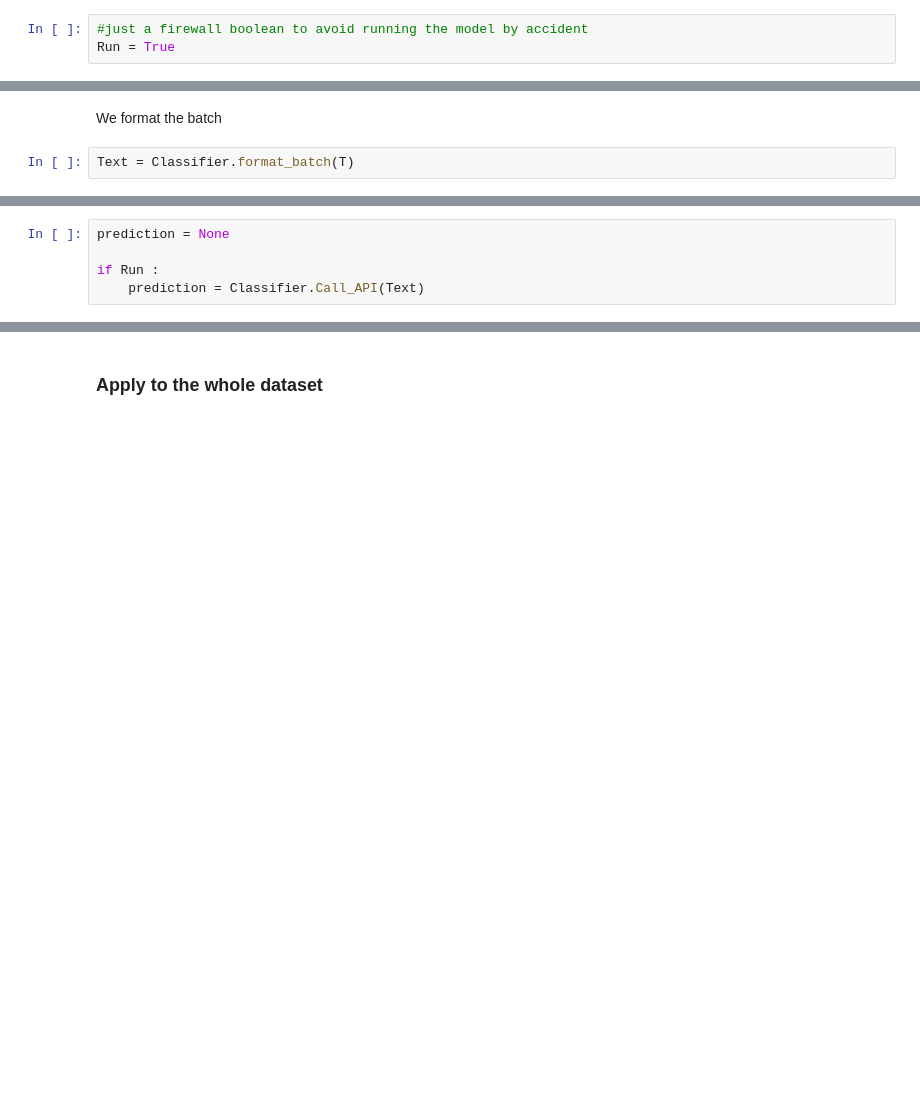
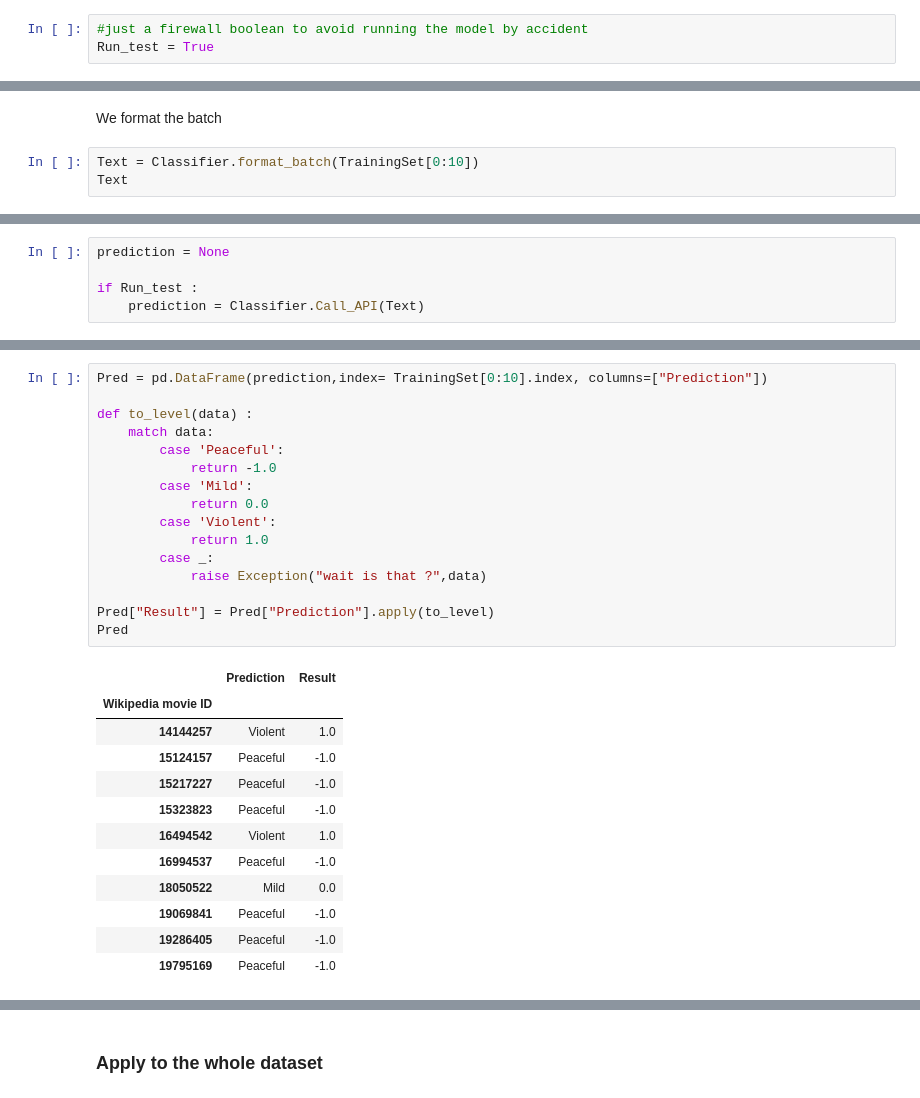
Before and after one commit to epfl-ada/ada-2024-project-alligatorsdontapologize24, a Jupyter notebook: src/script/4_LLM_classification.ipynb, the cells around one changed output, grey strips where cells are left out. Cells and saved outputs as stored; diff of their text form; blank space fills up the shorter version.

```diff
--- a/src/script/4_LLM_classification.ipynb
+++ b/src/script/4_LLM_classification.ipynb
@@ -240,7 +238,7 @@ T = TrainingSet[0:10]
 Here we go ! Now we will call the model on the test set and compare the result with the human labelled data. Note that we don't have to train the data, but we still split the test data between train and validation. This is because we went to have a set of labelled data to compare the result with during the prompt fine-tuning and all the test of the model. We still want to have a dataset the model have never seen to test at the end with the final model. If the result is good enough, we will label all the dataset.
 # %%
 #just a firewall boolean to avoid running the model by accident
-Run = True
+Run_test = True
 # %% [markdown]
 Here is the format of the final call of the model
 
@@ -258,4 +256,5 @@ completion = client.chat.completions.create(
 # %% [markdown]
 We format the batch
 # %%
-Text = Classifier.format_batch(T)
+Text = Classifier.format_batch(TrainingSet[0:10])
+Text
@@ -262,7 +263,7 @@ Text = Classifier.format_batch(T)
 # %%
 prediction = None
 
-if Run :
+if Run_test :
     prediction = Classifier.Call_API(Text)
 # %%
 print(prediction)
@@ -270,0 +272,29 @@ print(prediction)
+# %%
+Pred = pd.DataFrame(prediction,index= TrainingSet[0:10].index, columns=["Prediction"])
+
+def to_level(data) :
+    match data:
+        case 'Peaceful':
+            return -1.0
+        case 'Mild':
+            return 0.0
+        case 'Violent':
+            return 1.0
+        case _:
+            raise Exception("wait is that ?",data)
+
+Pred["Result"] = Pred["Prediction"].apply(to_level)
+Pred
+# %% [output]
+|  | Prediction | Result |
+| Wikipedia movie ID |  |  |
+| 14144257 | Violent | 1.0 |
+| 15124157 | Peaceful | -1.0 |
+| 15217227 | Peaceful | -1.0 |
+| 15323823 | Peaceful | -1.0 |
+| 16494542 | Violent | 1.0 |
+| 16994537 | Peaceful | -1.0 |
+| 18050522 | Mild | 0.0 |
+| 19069841 | Peaceful | -1.0 |
+| 19286405 | Peaceful | -1.0 |
+| 19795169 | Peaceful | -1.0 |
```
Also changed, not shown: parts of 7 cells of this notebook, 1 other file.
